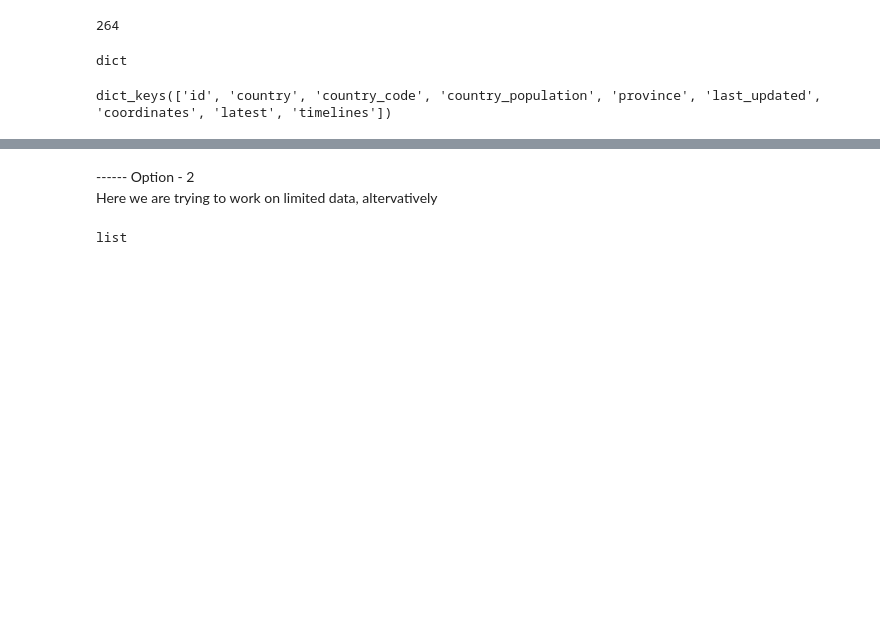
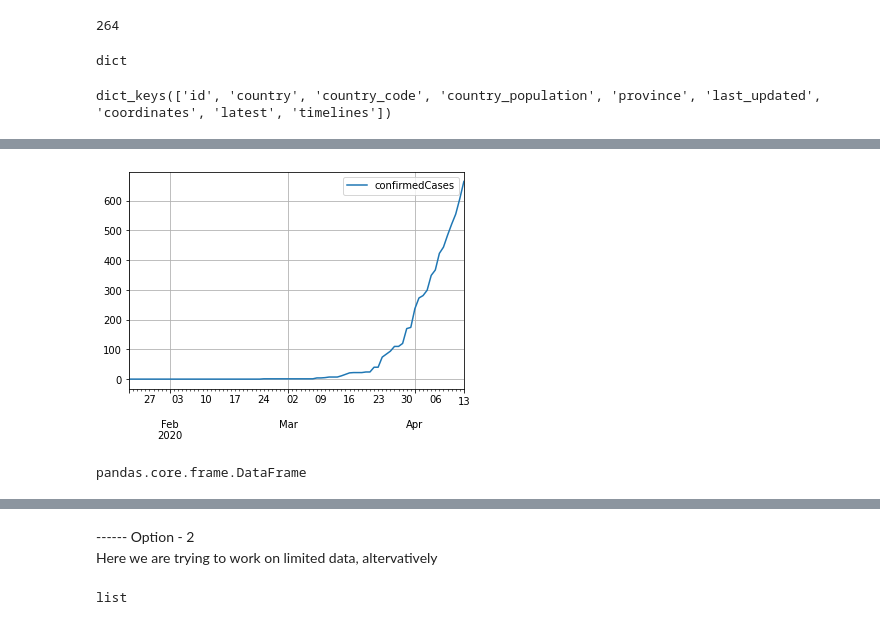
Before and after one commit to falakchhaya/COVID-19, a Jupyter notebook: COVID19_2.ipynb, the cells around one changed output, grey strips where cells are left out. Drawn from its saved outputs; the diff is of its cells as text; code cells hidden in the pictures; blank space fills up the shorter version.

Commit message:
Got timeseries data for all the countries in a single data frame with timestamps.

```diff
--- a/COVID19_2.ipynb
+++ b/COVID19_2.ipynb
@@ -161,6 +161,8 @@ print(type(locations[n]['timelines']['confirmed']['timeline']))
 print("timeline-confirmed-timeline-keys") ; print(locations[n]['timelines']['confirmed']['timeline'].keys())
 
 #for k,v in locations[n]['timelines']['confirmed']['timeline']:
+
+timeseries =  pd.DataFrame.from_dict(locations[n]['timelines']['confirmed']['timeline'], orient ='index')
 # %% [output]
 id : 0
 country : Afghanistan
@@ -179,3 +181,9 @@ dict_keys(['confirmed', 'deaths', 'recovered'])
 <class 'dict'>
 timeline-confirmed-timeline-keys
 dict_keys(['2020-01-22T00:00:00Z', '2020-01-23T00:00:00Z', '2020-01-24T00:00:00Z', '2020-01-25T00:00:00Z', '2020-01-26T00:00:00Z', '2020-01-27T00:00:00Z', '2020-01-28T00:00:00Z', '2020-01-29T00:00:00Z ...
+# %%
+#print("Pehla : " + str (timeseries.index))
+timeseries.index = pd.to_datetime(timeseries.index)
+#print("Pachhi : " + str (timeseries.index))
+timeseries.columns = ['confirmedCases']
+timeseries.info()
@@ -190,0 +206,6 @@ dict_keys(['2020-01-22T00:00:00Z', '2020-01-23T00:00:00Z', '2020-01-24T00:00:00Z
+# %%
+import matplotlib.pyplot as plt
+timeseries.plot(grid=True)
+plt.show()
+# %% [output]
+[figure, added]
@@ -190,0 +217,4 @@ dict_keys(['2020-01-22T00:00:00Z', '2020-01-23T00:00:00Z', '2020-01-24T00:00:00Z
+# %%
+type(timeseries)
+# %% [output]
+pandas.core.frame.DataFrame
```
Also changed, not shown: parts of 12 cells of this notebook.
